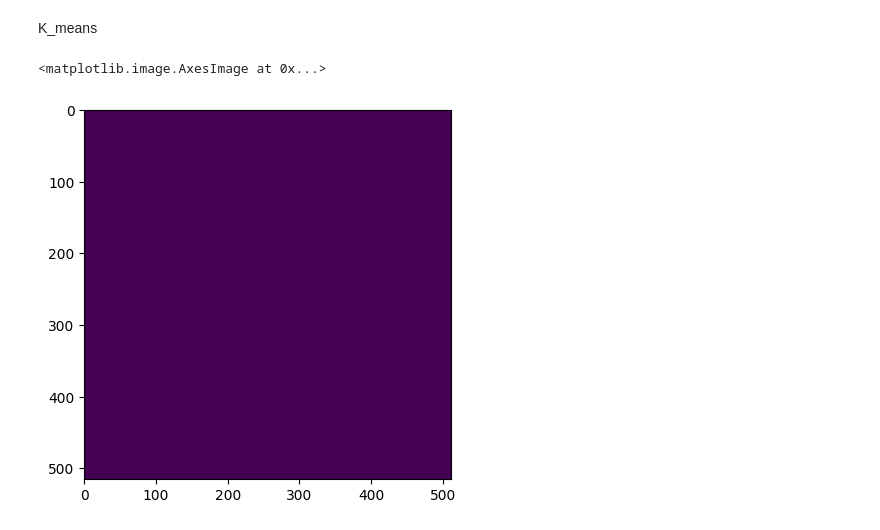
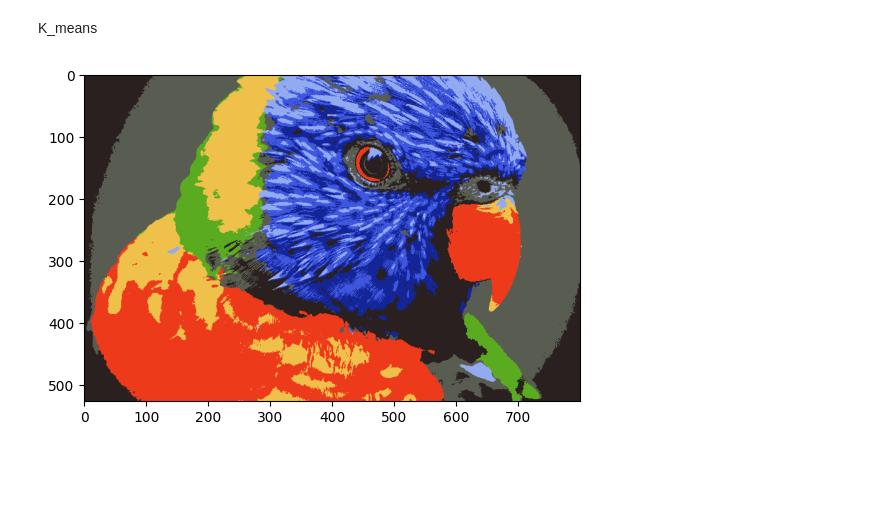
Before and after one commit to SlowBye/Math_kmean_otsu, a Jupyter notebook: K_means.ipynb, the cells around one changed output. Cells and saved outputs as stored; diff of their text form; code cells hidden in the pictures; blank space fills up the shorter version.

```diff
--- a/K_means.ipynb
+++ b/K_means.ipynb
@@ -10,37 +10,43 @@ from math import sqrt
 # Projet
 # %% [markdown]
 K_means
-# %%
-PetiteBete = io.imread('Image/PetiteBete.pgm')
-PetiteBete = util.img_as_float(PetiteBete)
-
-def K_means(image, nb_clusters, nb_iter):
-    # Initialisation des centres
-    centres = np.zeros((nb_clusters, 2))
-    for i in range(nb_clusters):
-        centres[i] = np.random.uniform(0, 1, 2)
-
-    # Initialisation des classes
-    classes = np.zeros((image.shape[0], image.shape[1]))
-    for i in range(image.shape[0]):
-        for j in range(image.shape[1]):
-            classes[i, j] = np.random.randint(0, nb_clusters)
-
-    # Boucle d'optimisation
-    for n in range(nb_iter):
-        # Mise à jour des centres
-        for i in range(nb_clusters):
-            centres[i] = np.mean(image[classes == i], axis=0)
-
-        # Mise à jour des classes
-        for i in range(image.shape[0]):
-            for j in range(image.shape[1]):
-                classes[i, j] = np.argmin(np.linalg.norm(image[i, j] - centres, axis=1))
-
-    return classes, centres
-
-classes, centres = K_means(PetiteBete, 2, 10)
-plt.imshow(classes)
-# %% [output]
-<matplotlib.image.AxesImage at 0x...>
-[figure, removed]
+# %%
+
+PetiteBete = io.imread('Image/perr.jpg')
+PetiteBete = util.img_as_float(PetiteBete)
+
+def k_means(image, nb_clusters):
+    # Dimensions de l'image
+    height, width, channels = image.shape
+
+    # Appliquer le K-means
+    pixels_flat = image.reshape((height * width, channels))
+    centres = pixels_flat[np.random.choice(pixels_flat.shape[0], nb_clusters, replace=False)]
+
+    # Nombre maximum d'itérations
+    max_iterations = 100
+
+    for _ in range(max_iterations):
+        # Calculer la distance entre chaque pixel et chaque centroïde
+        distances = np.array([[np.linalg.norm(pixel - centroid) for centroid in centres] for pixel in pixels_flat])
+
+        # Assigner chaque pixel au cluster du centroïde le plus proche
+        labels = np.argmin(distances, axis=1)
+
+        # Mettre à jour les centroïdes en calculant la moyenne des pixels de chaque cluster
+        for i in range(nb_clusters):
+            centres[i] = np.mean(pixels_flat[labels == i], axis=0)
+
+    # Remplacer chaque pixel par la valeur du centroïde correspondant
+    for i in range(nb_clusters):
+        pixels_flat[labels == i] = centres[i]
+
+    # Remettre les pixels dans la forme originale
+    clustered_pixels = pixels_flat.reshape((height, width, channels))
+
+    return clustered_pixels
+
+plt.imshow(k_means(PetiteBete, 8),cmap='gray')
+plt.show()
+# %% [output]
+[figure, added]
```
Also changed, not shown: parts of 1 cell of this notebook.
